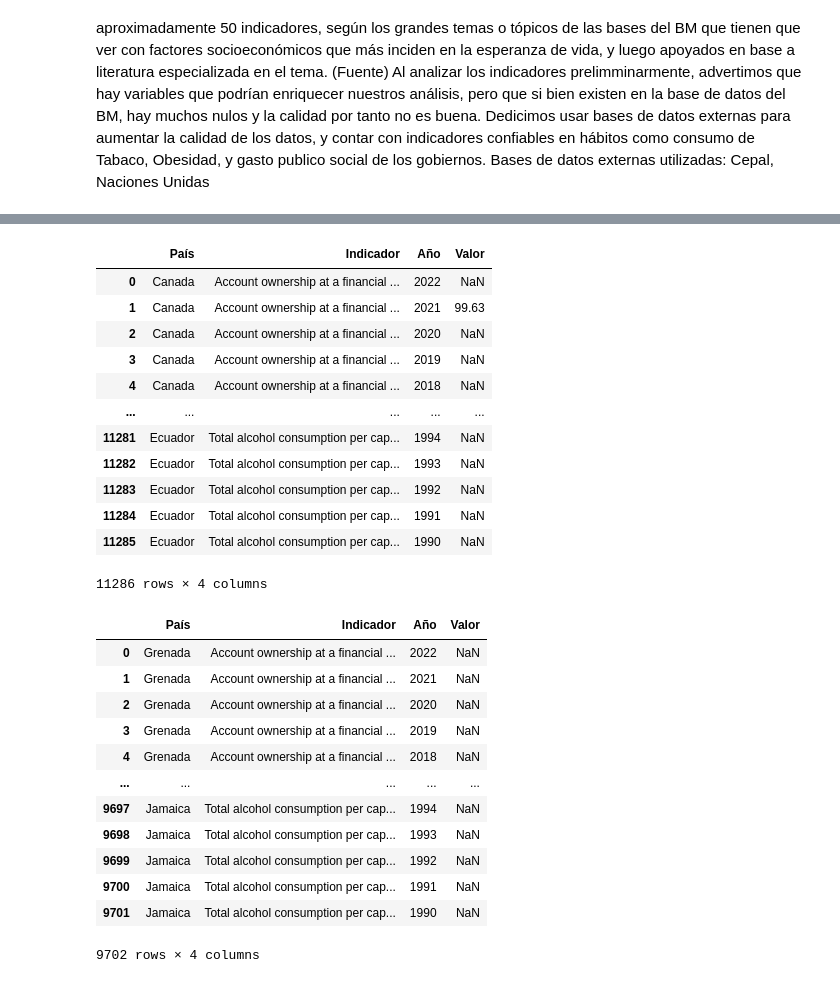
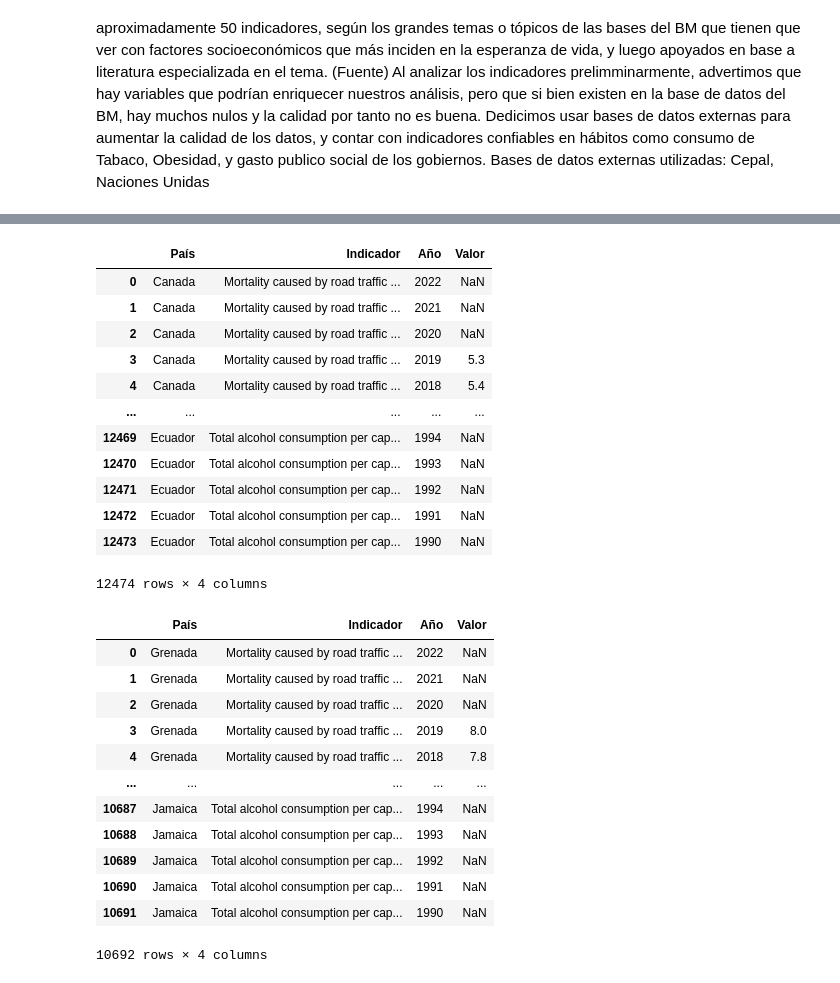
Before and after one commit to HaiderInfante/proyecto_final_bootcamp_henry, a Jupyter notebook: EDA1.ipynb, the cells around one changed output, grey strips where cells are left out. Saved outputs shown, nothing was run; the diff lists cells and outputs as text; code cells hidden in the pictures.

```diff
--- a/EDA1.ipynb
+++ b/EDA1.ipynb
@@ -33,7 +30,9 @@ countries = ["USA",
 
 # Indicadores elegidos luego de consultar las distintas base de datos en desarrollo y crecimiento del WB
 
-indicators = [
+indicators = ["SH.STA.TRAF.P5",
+"SH.DYN.NCOM.ZS",
+"SH.STA.WASH.P5",
     "FX.OWN.TOTL.ZS",
     "SP.DYN.CBRT.IN",
     "SH.XPD.KHEX.GD.ZS",
@@ -48,7 +47,8 @@ indicators = [
     "SE.TER.CUAT.BA.ZS",
     "SE.SEC.CUAT.LO.ZS",
     "SP.DYN.TFRT.IN",
-    "NY.GDP.MKTP.PP.KD",
+    "NY.GDP.MKTP.PP.KD", "NY.GDP.MKTP.KD.ZG",
+    "NY.GDP.PCAP.PP.KD",
     "SI.POV.GINI",
     "SH.STA.IYCF.ZS",
     "SP.DYN.LE00.FE.IN",
@@ -151,7 +139,9 @@ countries = ["CAN",
 
 
 # Indicadores que deseas consultar
-indicators = [
+indicators = ["SH.STA.TRAF.P5",
+"SH.DYN.NCOM.ZS",
+"SH.STA.WASH.P5",
     "FX.OWN.TOTL.ZS",
     "SP.DYN.CBRT.IN",
     "SH.XPD.KHEX.GD.ZS",
@@ -167,6 +157,7 @@ indicators = [
     "SE.SEC.CUAT.LO.ZS",
     "SP.DYN.TFRT.IN",
     "NY.GDP.MKTP.PP.KD",
+    "NY.GDP.PCAP.PP.KD", "NY.GDP.MKTP.KD.ZG",
     "SI.POV.GINI",
     "SH.STA.IYCF.ZS",
     "SP.DYN.LE00.FE.IN",
@@ -216,45 +207,45 @@ data_frames = []
 # URL base de la API del Banco Mundial
 base_url = "http://api.worldbank.org/v2/country"
 
 # Realiza las consultas para cada país, indicador y año
 for country_code in countries:
     for indicator in indicators:
         # Construye la URL de la consulta
         url = f"{base_url}/{country_code}/indicator/{indicator}?date={start_year}:{end_year}&format=json"
 
         # Realiza la solicitud GET a la API del Banco Mundial
         response = requests.get(url)
 
         # Verifica si la solicitud fue exitosa
         if response.status_code == 200:
             data = response.json()
             # Los datos se encuentran en data[1]
             for entry in data[1]:
                 year = entry['date']
                 value = entry['value']
                 indicator_name = entry['indicator']['value']
                 country_name = entry['country']['value']
                 data_frames.append(pd.DataFrame({"País": [country_name], "Indicador": [indicator_name], "Año": [year], "Valor": [value]}))
 
 # Concatenar todos los DataFrames individuales en uno
 data_df = pd.concat(data_frames, ignore_index=True)
 
 # Mostrar los datos en una tabla
 data_df
 # %% [output]
 |  | País | Indicador | Año | Valor |
-| 0 | Canada | Account ownership at a financial ... | 2022 | NaN |
-| 1 | Canada | Account ownership at a financial ... | 2021 | 99.63 |
-| 2 | Canada | Account ownership at a financial ... | 2020 | NaN |
-| 3 | Canada | Account ownership at a financial ... | 2019 | NaN |
-| 4 | Canada | Account ownership at a financial ... | 2018 | NaN |
+| 0 | Canada | Mortality caused by road traffic ... | 2022 | NaN |
+| 1 | Canada | Mortality caused by road traffic ... | 2021 | NaN |
+| 2 | Canada | Mortality caused by road traffic ... | 2020 | NaN |
+| 3 | Canada | Mortality caused by road traffic ... | 2019 | 5.3 |
+| 4 | Canada | Mortality caused by road traffic ... | 2018 | 5.4 |
 | ... | ... | ... | ... | ... |
-| 11281 | Ecuador | Total alcohol consumption per cap... | 1994 | NaN |
-| 11282 | Ecuador | Total alcohol consumption per cap... | 1993 | NaN |
-| 11283 | Ecuador | Total alcohol consumption per cap... | 1992 | NaN |
-| 11284 | Ecuador | Total alcohol consumption per cap... | 1991 | NaN |
-| 11285 | Ecuador | Total alcohol consumption per cap... | 1990 | NaN |
+| 12469 | Ecuador | Total alcohol consumption per cap... | 1994 | NaN |
+| 12470 | Ecuador | Total alcohol consumption per cap... | 1993 | NaN |
+| 12471 | Ecuador | Total alcohol consumption per cap... | 1992 | NaN |
+| 12472 | Ecuador | Total alcohol consumption per cap... | 1991 | NaN |
+| 12473 | Ecuador | Total alcohol consumption per cap... | 1990 | NaN |
-11286 rows × 4 columns
+12474 rows × 4 columns
 # %%
 #Continuamos con el mismo proceso
 countries = [
@@ -265,7 +256,9 @@ countries = [
     "HND",
     "JAM" ]
 # Indicadores que deseas consultar
-indicators = [
+indicators = ["SH.STA.TRAF.P5",
+"SH.DYN.NCOM.ZS",
+"SH.STA.WASH.P5",
     "FX.OWN.TOTL.ZS",
     "SP.DYN.CBRT.IN",
     "SH.XPD.KHEX.GD.ZS",
@@ -281,6 +274,7 @@ indicators = [
     "SE.SEC.CUAT.LO.ZS",
     "SP.DYN.TFRT.IN",
     "NY.GDP.MKTP.PP.KD",
+    "NY.GDP.PCAP.PP.KD", "NY.GDP.MKTP.KD.ZG",
     "SI.POV.GINI",
     "SH.STA.IYCF.ZS",
     "SP.DYN.LE00.FE.IN",
@@ -357,18 +351,18 @@ data_df_a = pd.concat(data_frames, ignore_index=True)
 data_df_a
 # %% [output]
 |  | País | Indicador | Año | Valor |
-| 0 | Grenada | Account ownership at a financial ... | 2022 | NaN |
-| 1 | Grenada | Account ownership at a financial ... | 2021 | NaN |
-| 2 | Grenada | Account ownership at a financial ... | 2020 | NaN |
-| 3 | Grenada | Account ownership at a financial ... | 2019 | NaN |
-| 4 | Grenada | Account ownership at a financial ... | 2018 | NaN |
+| 0 | Grenada | Mortality caused by road traffic ... | 2022 | NaN |
+| 1 | Grenada | Mortality caused by road traffic ... | 2021 | NaN |
+| 2 | Grenada | Mortality caused by road traffic ... | 2020 | NaN |
+| 3 | Grenada | Mortality caused by road traffic ... | 2019 | 8.0 |
+| 4 | Grenada | Mortality caused by road traffic ... | 2018 | 7.8 |
 | ... | ... | ... | ... | ... |
-| 9697 | Jamaica | Total alcohol consumption per cap... | 1994 | NaN |
-| 9698 | Jamaica | Total alcohol consumption per cap... | 1993 | NaN |
-| 9699 | Jamaica | Total alcohol consumption per cap... | 1992 | NaN |
-| 9700 | Jamaica | Total alcohol consumption per cap... | 1991 | NaN |
-| 9701 | Jamaica | Total alcohol consumption per cap... | 1990 | NaN |
+| 10687 | Jamaica | Total alcohol consumption per cap... | 1994 | NaN |
+| 10688 | Jamaica | Total alcohol consumption per cap... | 1993 | NaN |
+| 10689 | Jamaica | Total alcohol consumption per cap... | 1992 | NaN |
+| 10690 | Jamaica | Total alcohol consumption per cap... | 1991 | NaN |
+| 10691 | Jamaica | Total alcohol consumption per cap... | 1990 | NaN |
-9702 rows × 4 columns
+10692 rows × 4 columns
 # %%
 #Sigue la lista de países para exraer la data ...
 countries = [
```
Also changed, not shown: parts of 61 cells of this notebook.
